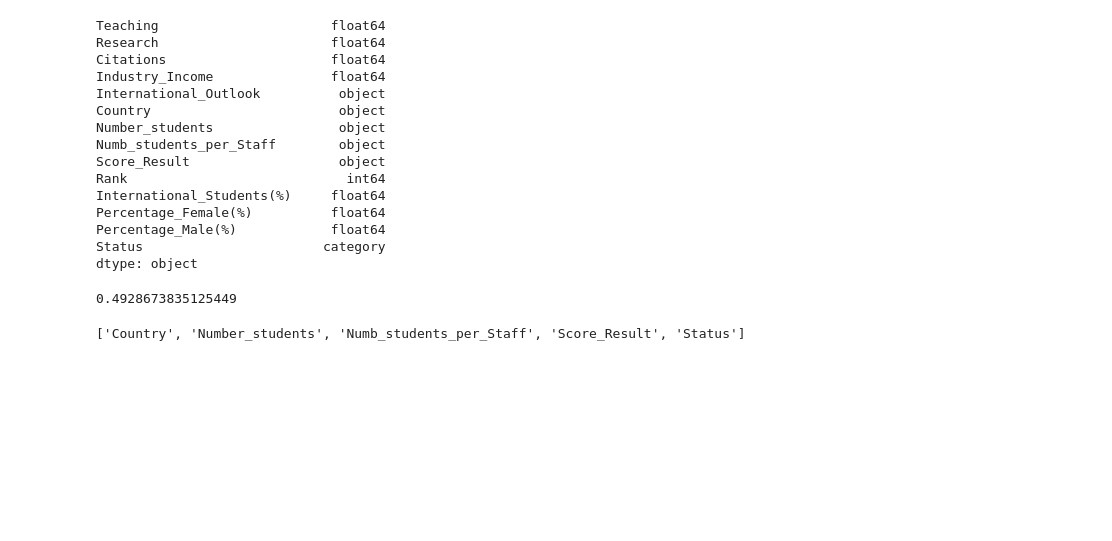
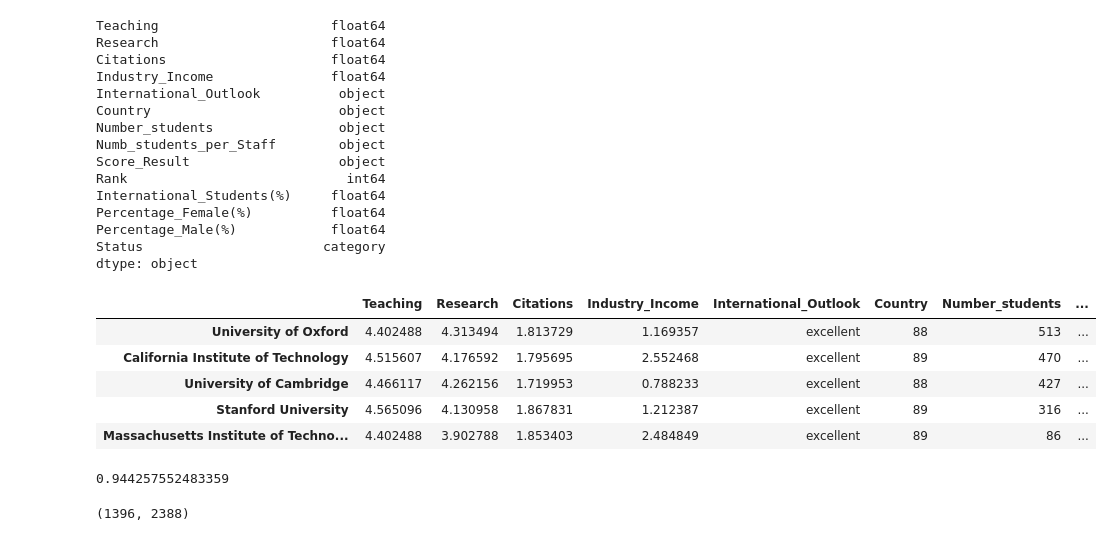
Before and after one commit to klarcika/TZ, a Jupyter notebook: Naloga4.ipynb, the cells around one changed output. Drawn from its saved outputs; the diff is of its cells as text; code cells hidden in the pictures; blank space fills up the shorter version.

```diff
--- a/Naloga4.ipynb
+++ b/Naloga4.ipynb
@@ -142,27 +140,39 @@ dtype: object
 # Številske podatke standardizirajte.
 # Uporabite klasifikacijski algoritem nad prilagojenimi podatki iz df1.
 # Izpišite točnost klasifikacije.
-df1=df.copy(deep=True)
+df1 = df.copy(deep=True)
 from sklearn.preprocessing import LabelEncoder
-kategoricni= ["Country","Number_students","Numb_students_per_Staff","Score_Result", "Status"];
+kategoricni = ["Country", "Number_students", "Numb_students_per_Staff", "Status"]
 for k in kategoricni:
-  df1[k]=LabelEncoder().fit_transform(df1[k])
+    df1[k] = LabelEncoder().fit_transform(df1[k])
 # %%
 stevilski=df.select_dtypes(exclude=["object"]).columns
+stevilski = [col for col in stevilski if col not in ["Rank", "Score_Result"]]
+
 from sklearn.preprocessing import StandardScaler
 df1[stevilski]= StandardScaler().fit_transform(df1[stevilski])
+df1.head()
+# %% [output]
+|  | Teaching | Research | Citations | Industry_Income | International_Outlook | Country | Number_students | ... |
+| University of Oxford | 4.402488 | 4.313494 | 1.813729 | 1.169357 | excellent | 88 | 513 | ... |
+| California Institute of Technology | 4.515607 | 4.176592 | 1.795695 | 2.552468 | excellent | 89 | 470 | ... |
+| University of Cambridge | 4.466117 | 4.262156 | 1.719953 | 0.788233 | excellent | 88 | 427 | ... |
+| Stanford University | 4.565096 | 4.130958 | 1.867831 | 1.212387 | excellent | 89 | 316 | ... |
+| Massachusetts Institute of Techno... | 4.402488 | 3.902788 | 1.853403 | 2.484849 | excellent | 89 | 86 | ... |
 # %%
-from sklearn.neighbors import KNeighborsClassifier
+from sklearn.ensemble import RandomForestClassifier
 from sklearn.model_selection import cross_val_score, StratifiedKFold
-izhod="International_Outlook"
-df_izhod=df1[izhod]
-df_vhod= df1.drop(izhod, axis=1)
 
-kfold=StratifiedKFold(n_splits=5)
-rezultat= cross_val_score(KNeighborsClassifier(n_neighbors=5), df_vhod, df_izhod, cv=kfold, scoring="accuracy")
+izhod = "International_Outlook"
+df_izhod = df1[izhod]
+df_vhod = df1.drop([izhod, "Rank", "Score_Result"], axis=1)
+
+kfold = StratifiedKFold(n_splits=5)
+rezultat = cross_val_score(RandomForestClassifier(n_estimators=50), df_vhod, df_izhod, cv=kfold, scoring="accuracy")
 print(rezultat.mean())
+#TO NI PRAV
 # %% [output]
-0.4928673835125449
+0.944257552483359
 # %%
 # Pri drugi izvedbi:
 
@@ -171,10 +181,7 @@ print(rezultat.mean())
 # Številske podatke standardizirajte.
 # Uporabite klasifikacijski algoritem nad prilagojenimi podatki iz df2.
 # Izpišite točnost klasifikacije.
-from sklearn.preprocessing import StandardScaler
-df2=df.copy(deep=True)
-kat= ["Country","Number_students","Numb_students_per_Staff","Score_Result", "Status"];
 df2= pd.get_dummies(df, columns=kategoricni)
-print(kat)
+df2.shape
 # %% [output]
-['Country', 'Number_students', 'Numb_students_per_Staff', 'Score_Result', 'Status']
+(1396, 2388)
```
Also changed, not shown: parts of 8 cells of this notebook.
